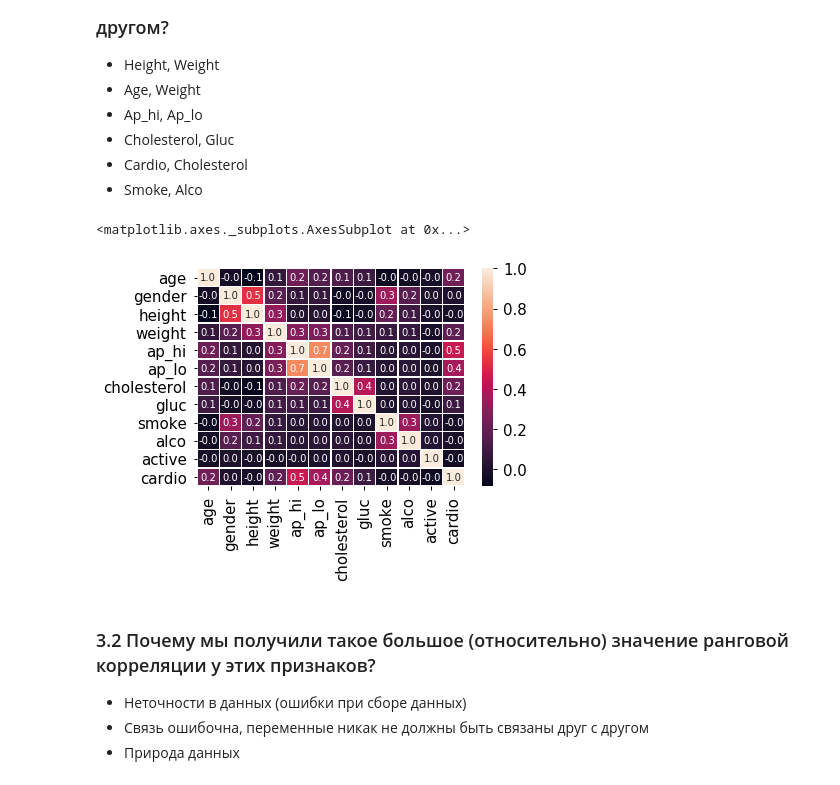
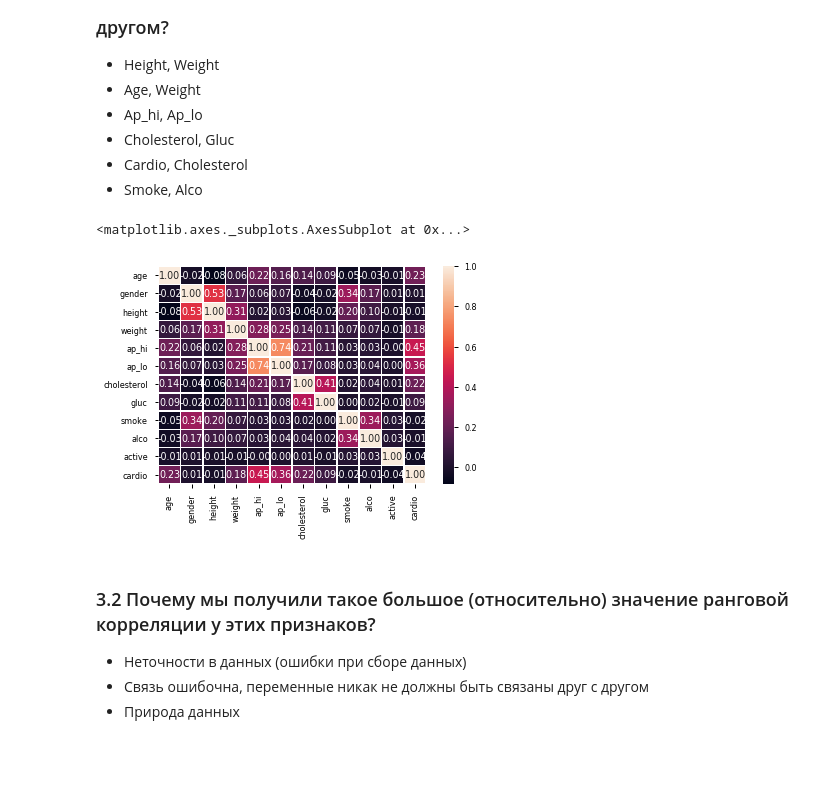
Before and after one commit to avgoncharov/mlcourse_open, a Jupyter notebook: jupyter_russian/homeworks/hw2_session3_visual_data_analysis.ipynb, the cells around one changed output. Cells and saved outputs as stored; diff of their text form; code cells hidden in the pictures; blank space fills up the shorter version.

```diff
--- a/jupyter_russian/homeworks/hw2_session3_visual_data_analysis.ipynb
+++ b/jupyter_russian/homeworks/hw2_session3_visual_data_analysis.ipynb
@@ -63,7 +63,7 @@ import matplotlib.ticker
 # настройка внешнего вида графиков в seaborn
 sns.set_context(
     "notebook",
-    font_scale = 1.5,
+    font_scale = 0.8,
     rc = {
         "figure.figsize" : (12, 9),
         "axes.titlesize" : 18
@@ -246,10 +246,10 @@ s2 = sns.kdeplot(x2)
 - Smoke, Alco
 # %%
 hm2 = train.corr(method='spearman', min_periods=1)
-sns.heatmap(hm2, annot=True, fmt=".1f", linewidths=.5)
+sns.heatmap(hm2, annot=True, fmt=".2f", linewidths=.5)
 # %% [output]
 <matplotlib.axes._subplots.AxesSubplot at 0x...>
-[figure, old version]
+[figure, new version]
 # %% [markdown]
 ### 3.2 Почему мы получили такое большое (относительно) значение ранговой корреляции у этих признаков?
 
```
Also changed, not shown: parts of 8 cells of this notebook.
